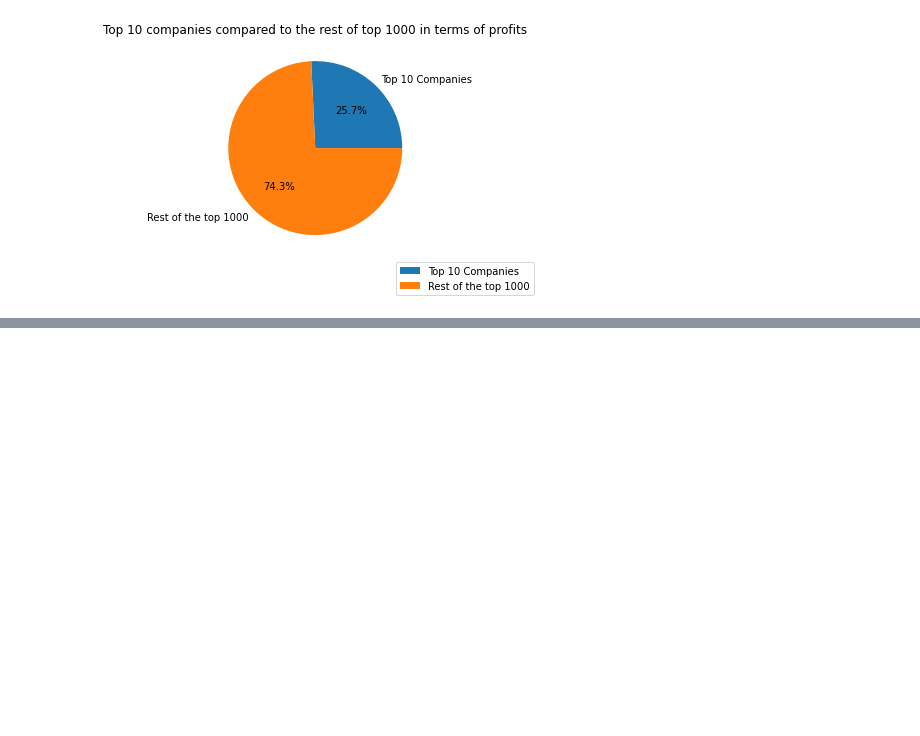
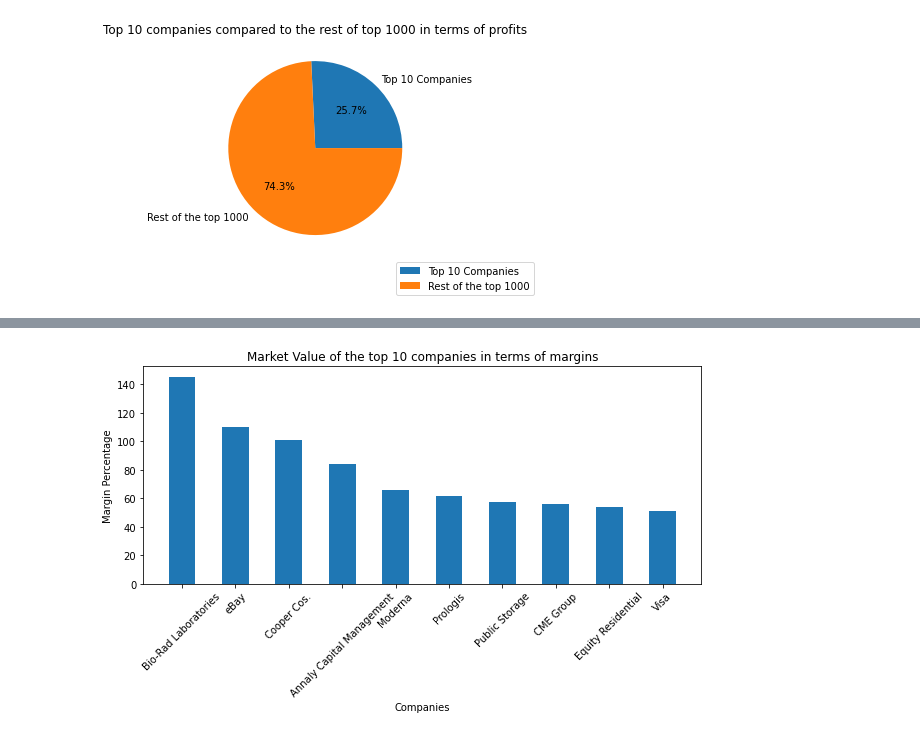
Before and after one commit to aronnicksnts/kaggle-projects, a Jupyter notebook: Fortune Top 1000 Companies by Revenue 2022/Fortune Top 1000 Revenue Analysis.ipynb, the cells around one changed output, grey strips where cells are left out. Drawn from its saved outputs; the diff is of its cells as text; code cells hidden in the pictures; blank space fills up the shorter version.

```diff
--- a/Fortune Top 1000 Companies by Revenue 2022/Fortune Top 1000 Revenue Analysis.ipynb
+++ b/Fortune Top 1000 Companies by Revenue 2022/Fortune Top 1000 Revenue Analysis.ipynb
@@ -212,0 +185,14 @@ df.head(10)
+# %%
+df = df.sort_values(by=['margins'], ascending=False)
+numCompanies = 10
+x_axis = np.arange(numCompanies)
+fig, ax = plt.subplots(figsize=(10,4))
+plt.bar(x_axis, df['margins'].head(numCompanies), 0.5)
+plt.xticks(x_axis, df['name'].head(numCompanies), rotation=45)
+plt.xlabel("Companies")
+plt.ylabel("Margin Percentage")
+plt.title(f"Market Value of the top {numCompanies} companies in terms of margins")
+plt.savefig("Images\\BC_Top10 Margins.jpg", dpi= 300, bbox_inches = "tight")
+plt.show()
+# %% [output]
+[figure, added]
```
Also changed, not shown: parts of 12 cells of this notebook, 1 other file.
